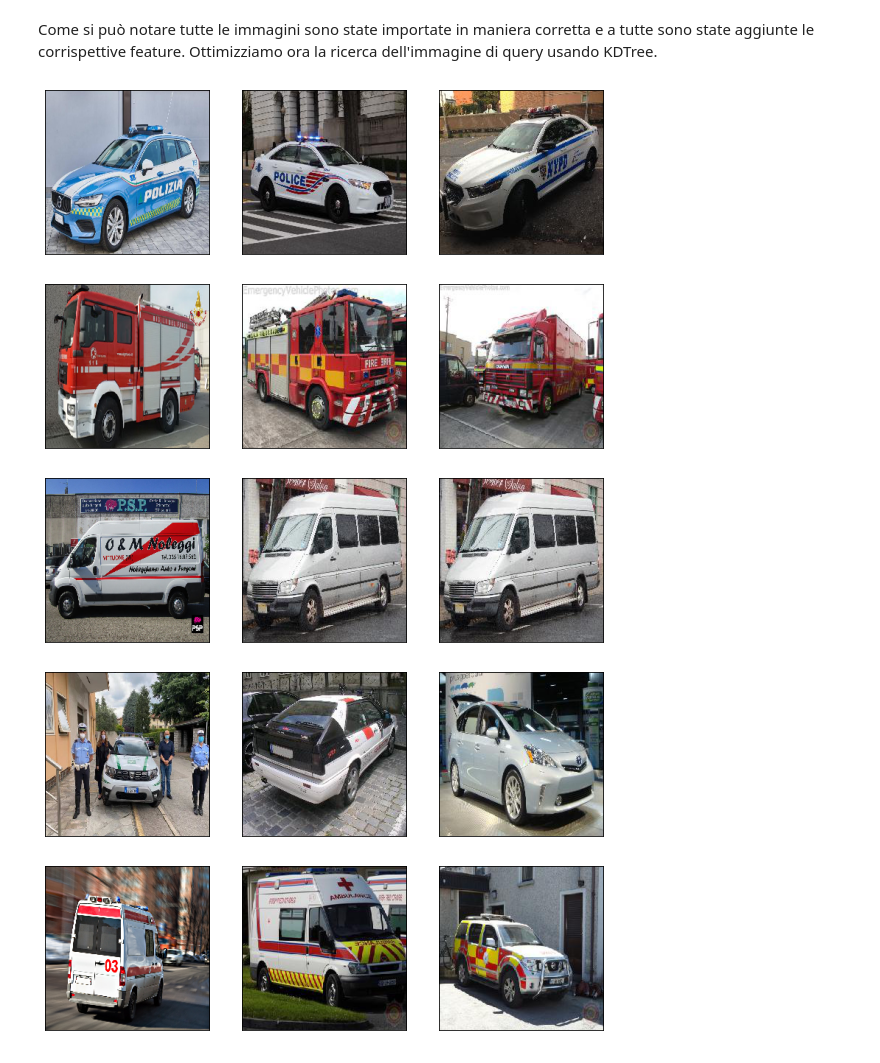
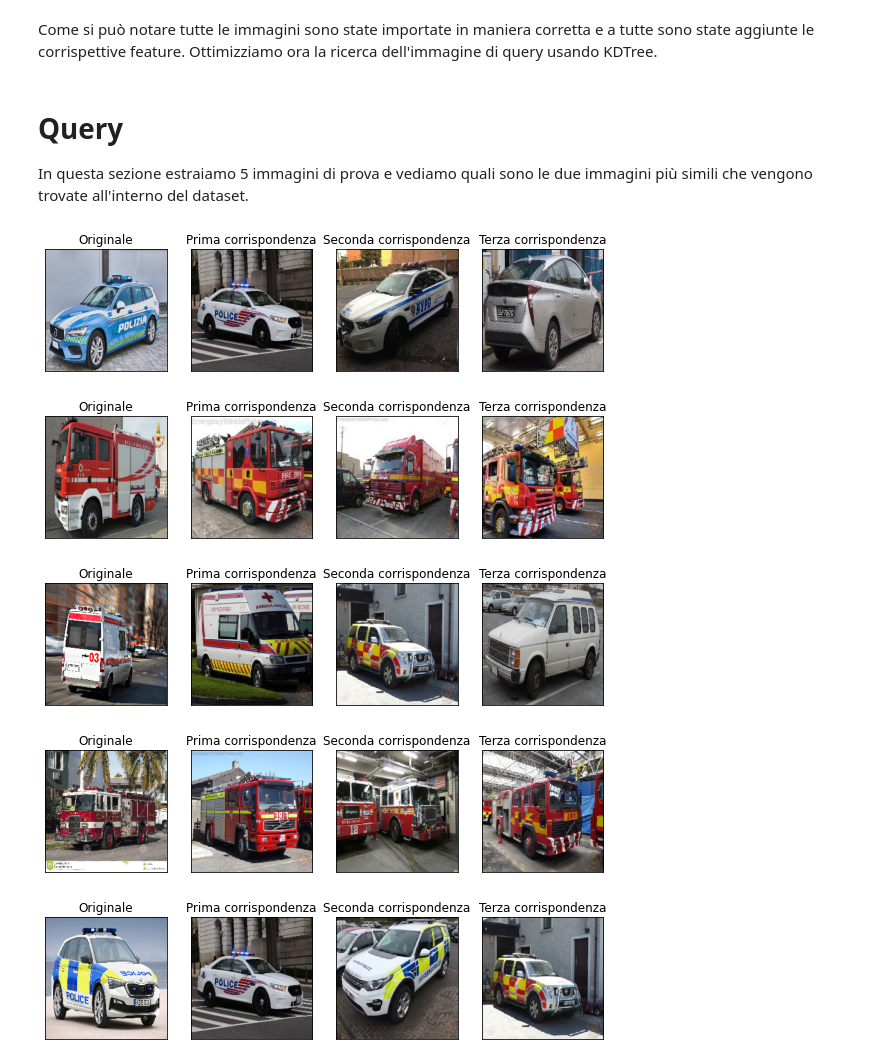
Before and after one commit to Chri1629/dsim_project, a Jupyter notebook: image_retrieval/retrieval.ipynb, the cells around one changed output. Saved outputs shown, nothing was run; the diff lists cells and outputs as text; code cells hidden in the pictures.

```diff
--- a/image_retrieval/retrieval.ipynb
+++ b/image_retrieval/retrieval.ipynb
@@ -90,33 +92,46 @@ X_train.shape
 Come si può notare tutte le immagini sono state importate in maniera corretta e a tutte sono state aggiunte le corrispettive feature. Ottimizziamo ora la ricerca dell'immagine di query usando KDTree.
 # %%
 tree = KDTree(X_train)
+# %% [markdown]
+# Query
+
+In questa sezione estraiamo 5 immagini di prova e vediamo quali sono le due immagini più simili che vengono trovate all'interno del dataset.
 # %%
-immagini = ['polizia', 'VVF', 'tosta','prova3','prova']
+immagini = ['polizia', 'VVF','prova','vvf2','police']
 
 for i, immagine in enumerate(immagini):
   query_image = kimage.load_img('gdrive/MyDrive/single/test/{}.jpg'.format(immagine), target_size = (224,224))
   query_features = neural_features(query_image)
   query_features = np.expand_dims(query_features, axis = 0)
-  dist, ind = tree.query(query_features, k = 2)
+  dist, ind = tree.query(query_features, k = 3)
   result_1 = kimage.load_img(paths[ind[0][0]])
   result_2 = kimage.load_img(paths[ind[0][1]])
+  result_3 = kimage.load_img(paths[ind[0][2]])
 
   plt.figure(i+1,figsize = (10,10))
-  plt.subplot(1,3,1)
+  plt.subplot(1,4,1)
   plt.imshow(query_image)
   plt.tick_params(axis='both', which='both', bottom=False, top=False, left = False,
                   right = False, labelbottom=False, labelleft=False)
-  plt.subplot(1,3,2)
+  plt.title("Originale")
+  plt.subplot(1,4,2)
   plt.imshow(result_1)
   plt.tick_params(axis='both', which='both', bottom=False, top=False, left = False,
                   right = False, labelbottom=False, labelleft=False)
-  plt.subplot(1,3,3)
+  plt.title("Prima corrispondenza")
+  plt.subplot(1,4,3)
   plt.imshow(result_2)
   plt.tick_params(axis='both', which='both', bottom=False, top=False, left = False,
                   right = False, labelbottom=False, labelleft=False)
+  plt.title("Seconda corrispondenza")
+  plt.subplot(1,4,4)
+  plt.imshow(result_3)
+  plt.tick_params(axis='both', which='both', bottom=False, top=False, left = False,
+                  right = False, labelbottom=False, labelleft=False)
+  plt.title("Terza corrispondenza")
 # %% [output]
-[figure, old version]
+[figure, new version]
-[figure, old version]
+[figure, new version]
-[figure, old version]
+[figure, new version]
-[figure, old version]
+[figure, new version]
-[figure, old version]
+[figure, new version]
```
Also changed, not shown: parts of 1 cell of this notebook.
